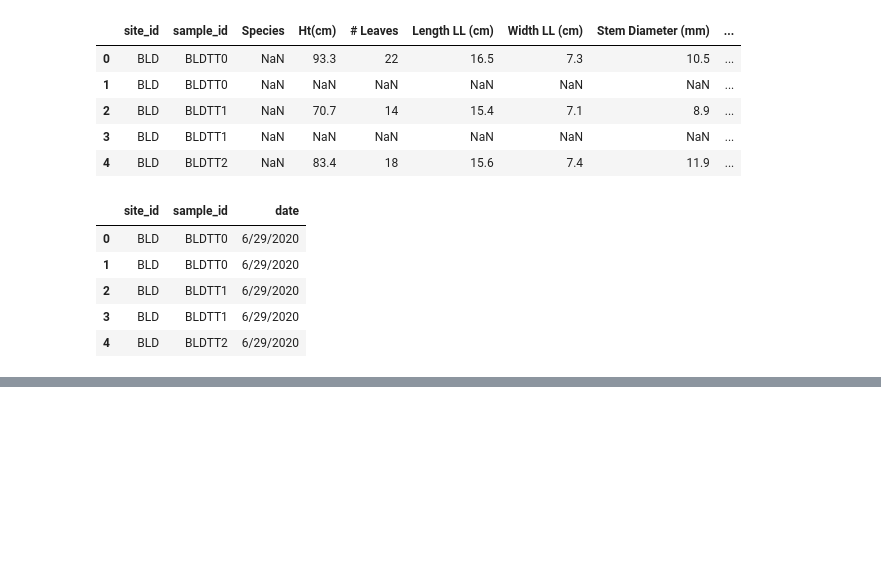
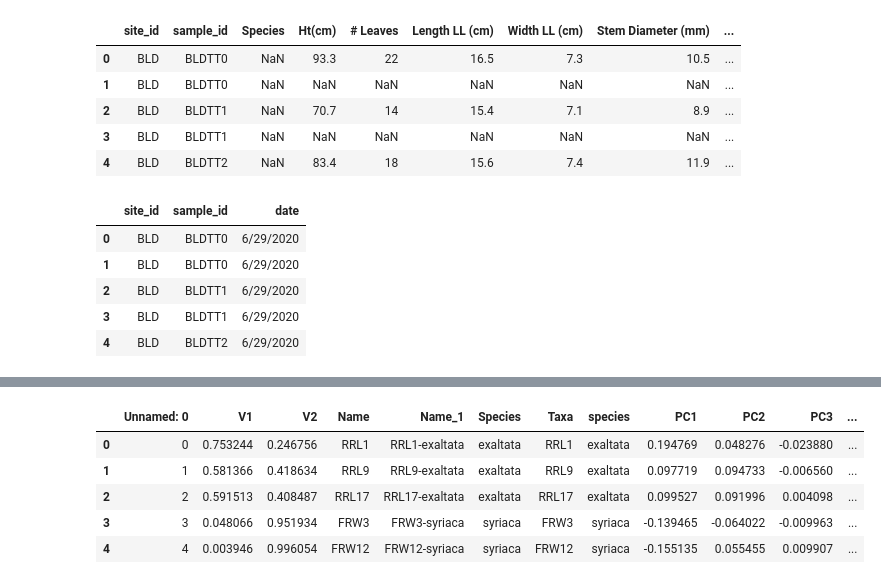
Before and after one commit to chdorgeix1/research_project, a Jupyter notebook: sql_db/csv_folder/data_1nf_processing.ipynb, the cells around one changed output, grey strips where cells are left out. Saved outputs shown, nothing was run; the diff lists cells and outputs as text; code cells hidden in the pictures; blank space fills up the shorter version.

```diff
--- a/sql_db/csv_folder/data_1nf_processing.ipynb
+++ b/sql_db/csv_folder/data_1nf_processing.ipynb
@@ -299,0 +310,10 @@ sampledf.to_csv("sample.csv")
+# %%
+pdf = pd.read_csv('plant_dna_2.csv')
+pdf.head()
+# %% [output]
+|  | Unnamed: 0 | V1 | V2 | Name | Name_1 | Species | Taxa | species | PC1 | PC2 | PC3 | ... |
+| 0 | 0 | 0.753244 | 0.246756 | RRL1 | RRL1-exaltata | exaltata | RRL1 | exaltata | 0.194769 | 0.048276 | -0.023880 | ... |
+| 1 | 1 | 0.581366 | 0.418634 | RRL9 | RRL9-exaltata | exaltata | RRL9 | exaltata | 0.097719 | 0.094733 | -0.006560 | ... |
+| 2 | 2 | 0.591513 | 0.408487 | RRL17 | RRL17-exaltata | exaltata | RRL17 | exaltata | 0.099527 | 0.091996 | 0.004098 | ... |
+| 3 | 3 | 0.048066 | 0.951934 | FRW3 | FRW3-syriaca | syriaca | FRW3 | syriaca | -0.139465 | -0.064022 | -0.009963 | ... |
+| 4 | 4 | 0.003946 | 0.996054 | FRW12 | FRW12-syriaca | syriaca | FRW12 | syriaca | -0.155135 | 0.055455 | 0.009907 | ... |
```
Also changed, not shown: parts of 7 cells of this notebook, 4 other files.
